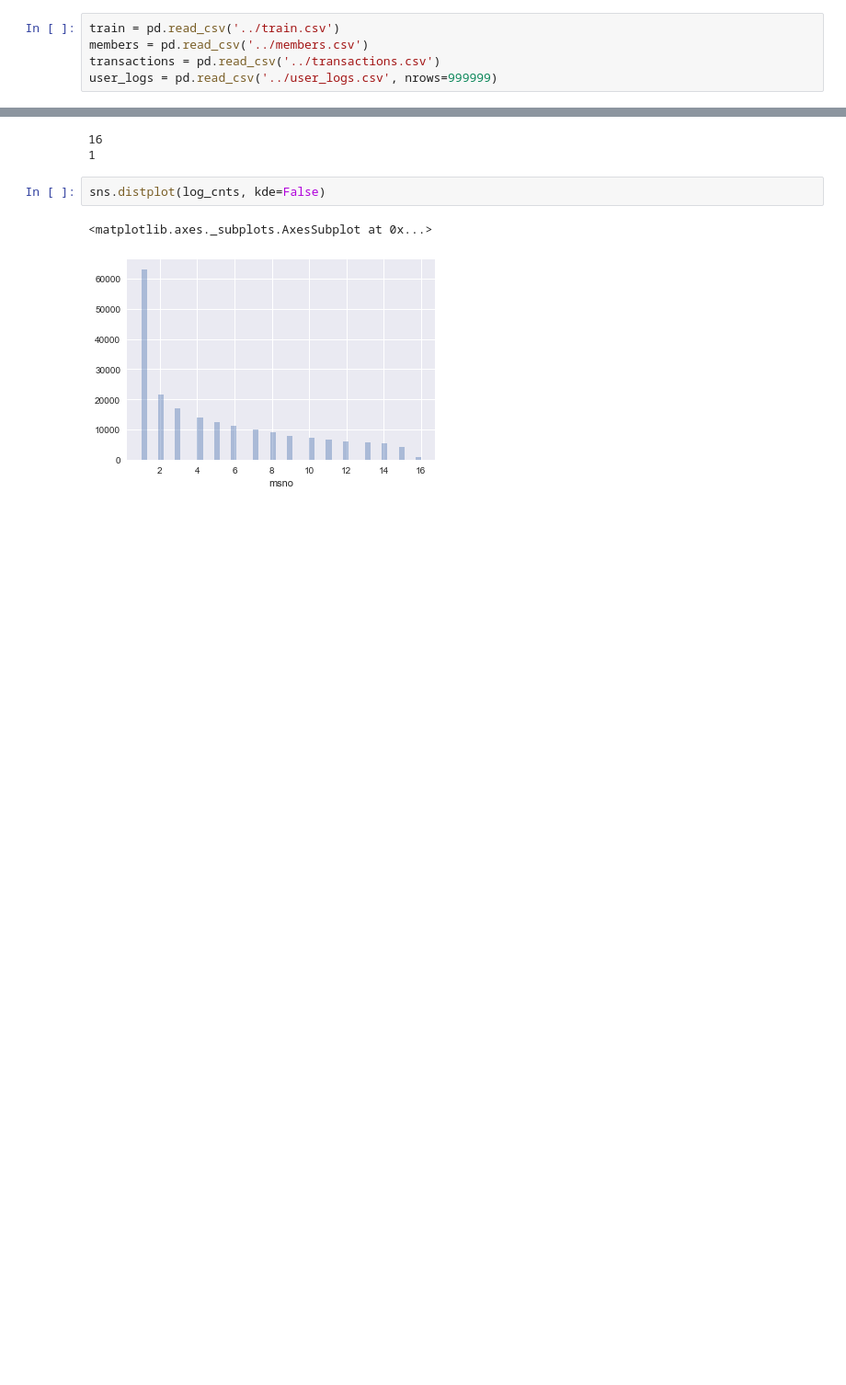
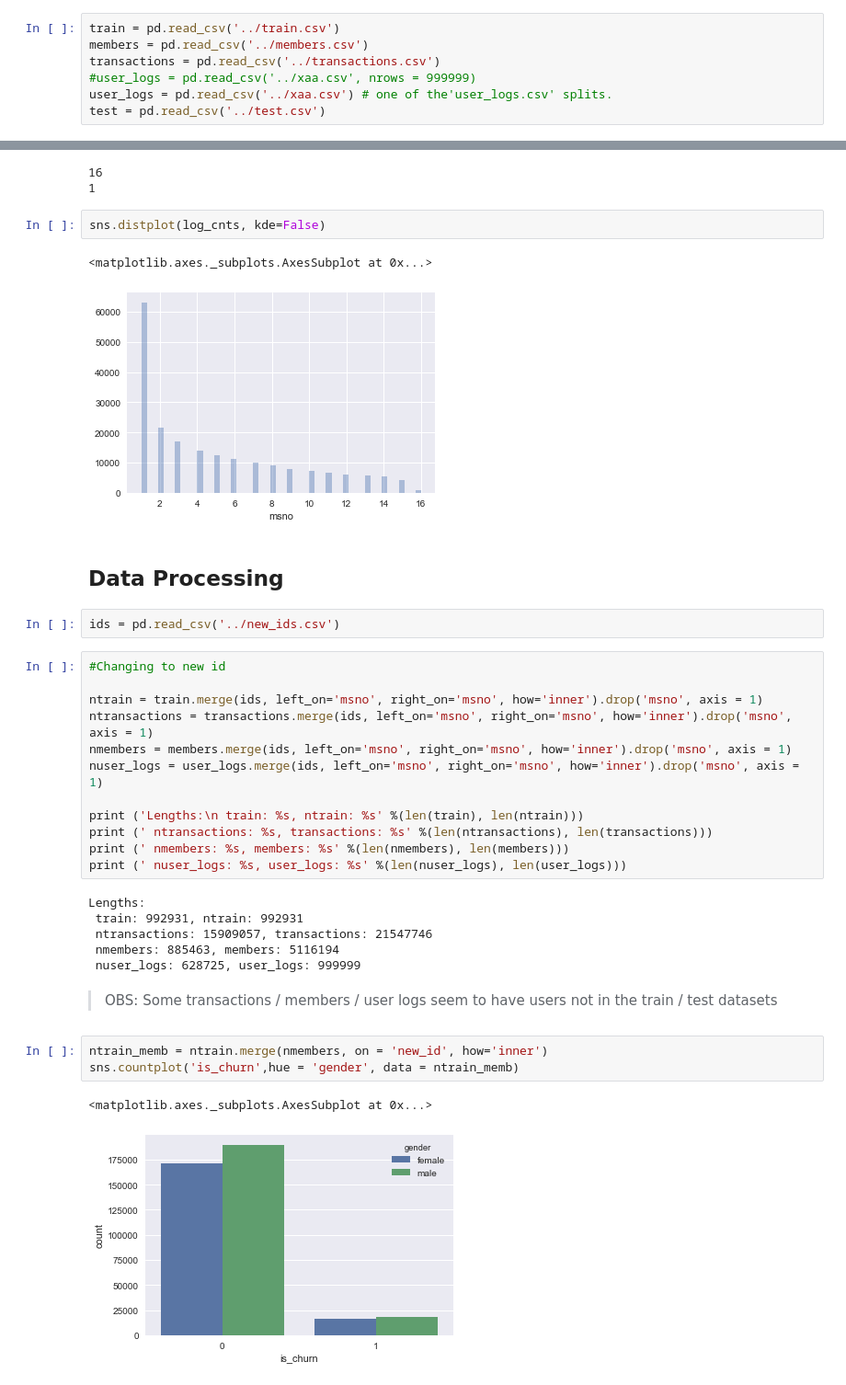
Before and after one commit to calestini/Kcompetition, a Jupyter notebook: DataWrangling.ipynb, the cells around one changed output, grey strips where cells are left out. Shown: that part at 92% size. Saved outputs shown, nothing was run; the diff lists cells and outputs as text; blank space fills up the shorter version.

Commit message:
Added files and data_manipulation scripts

```diff
--- a/DataWrangling.ipynb
+++ b/DataWrangling.ipynb
@@ -16,7 +22,9 @@ import matplotlib.pyplot as plt
 train = pd.read_csv('../train.csv')
 members = pd.read_csv('../members.csv')
 transactions = pd.read_csv('../transactions.csv')
-user_logs = pd.read_csv('../user_logs.csv', nrows=999999)
+#user_logs = pd.read_csv('../xaa.csv', nrows = 999999)
+user_logs = pd.read_csv('../xaa.csv') # one of the'user_logs.csv' splits.
+test = pd.read_csv('../test.csv')
 # %% [markdown]
 ### Quick Look at the Data
 # %%
@@ -232,3 +274,33 @@ sns.distplot(log_cnts, kde=False)
 # %% [output]
 <matplotlib.axes._subplots.AxesSubplot at 0x...>
 [figure]
+# %% [markdown]
+## Data Processing
+# %%
+ids = pd.read_csv('../new_ids.csv')
+# %%
+#Changing to new id
+
+ntrain = train.merge(ids, left_on='msno', right_on='msno', how='inner').drop('msno', axis = 1)
+ntransactions = transactions.merge(ids, left_on='msno', right_on='msno', how='inner').drop('msno', axis = 1)
+nmembers = members.merge(ids, left_on='msno', right_on='msno', how='inner').drop('msno', axis = 1)
+nuser_logs = user_logs.merge(ids, left_on='msno', right_on='msno', how='inner').drop('msno', axis = 1)
+
+print ('Lengths:\n train: %s, ntrain: %s' %(len(train), len(ntrain)))
+print (' ntransactions: %s, transactions: %s' %(len(ntransactions), len(transactions)))
+print (' nmembers: %s, members: %s' %(len(nmembers), len(members)))
+print (' nuser_logs: %s, user_logs: %s' %(len(nuser_logs), len(user_logs)))
+# %% [output]
+Lengths:
+ train: 992931, ntrain: 992931
+ ntransactions: 15909057, transactions: 21547746
+ nmembers: 885463, members: 5116194
+ nuser_logs: 628725, user_logs: 999999
+# %% [markdown]
+>OBS: Some transactions / members / user logs seem to have users not in the train / test datasets
+# %%
+ntrain_memb = ntrain.merge(nmembers, on = 'new_id', how='inner')
+sns.countplot('is_churn',hue = 'gender', data = ntrain_memb)
+# %% [output]
+<matplotlib.axes._subplots.AxesSubplot at 0x...>
+[figure, added]
```
Also changed, not shown: parts of 16 cells of this notebook, 3 other files.
